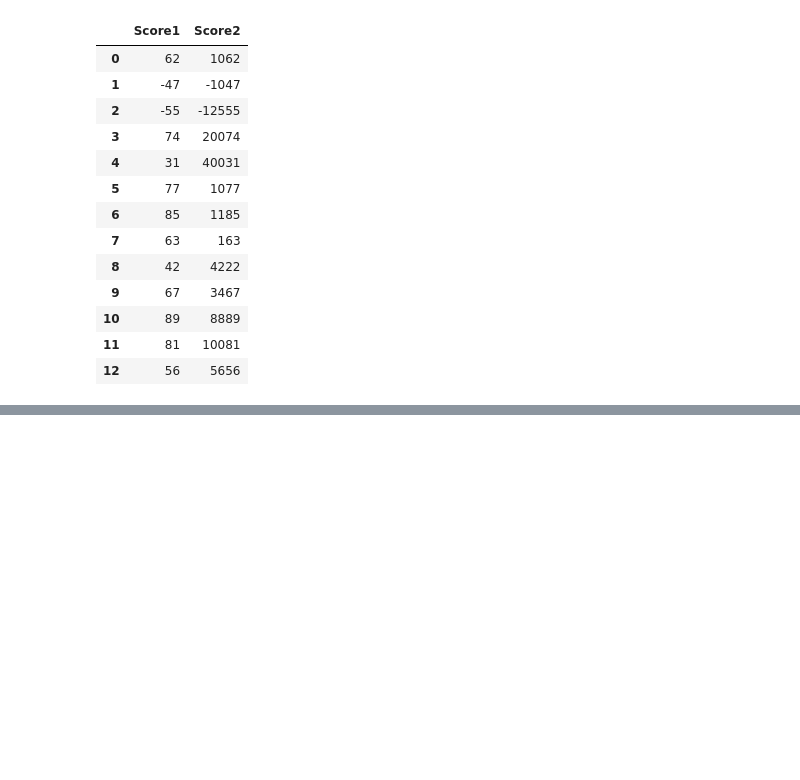
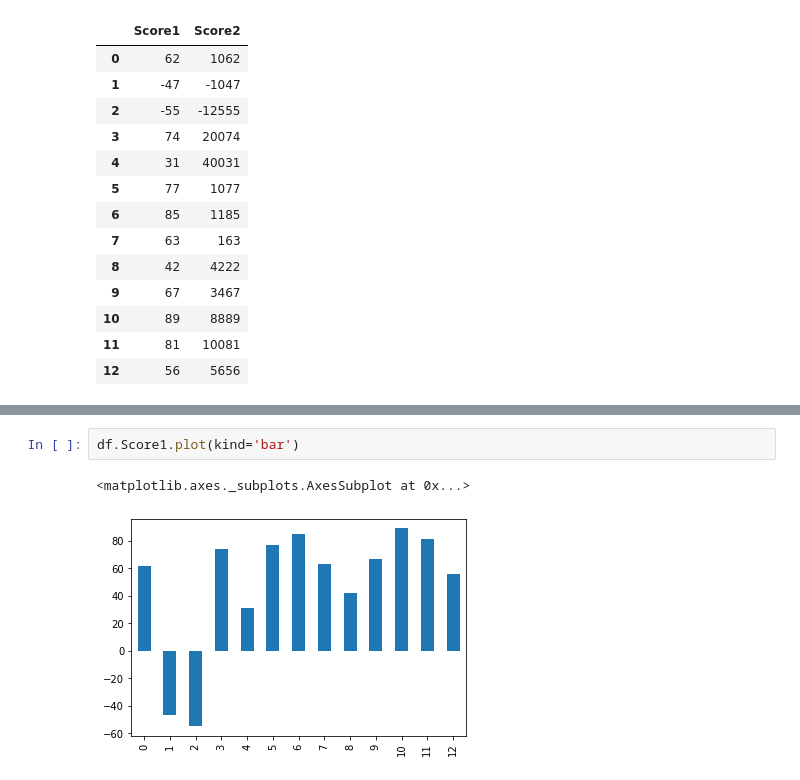
Before and after one commit to davideliason/DM4BA_Personal_Practice, a Jupyter notebook: Pandas_DataAnalysis.ipynb, the cells around one changed output, grey strips where cells are left out. Drawn from its saved outputs; the diff is of its cells as text; blank space fills up the shorter version.

```diff
--- a/Pandas_DataAnalysis.ipynb
+++ b/Pandas_DataAnalysis.ipynb
@@ -1000,0 +1031,5 @@ df
+# %%
+df.Score1.plot(kind='bar')
+# %% [output]
+<matplotlib.axes._subplots.AxesSubplot at 0x...>
+[figure, added]
```
Also changed, not shown: parts of 19 cells of this notebook.
